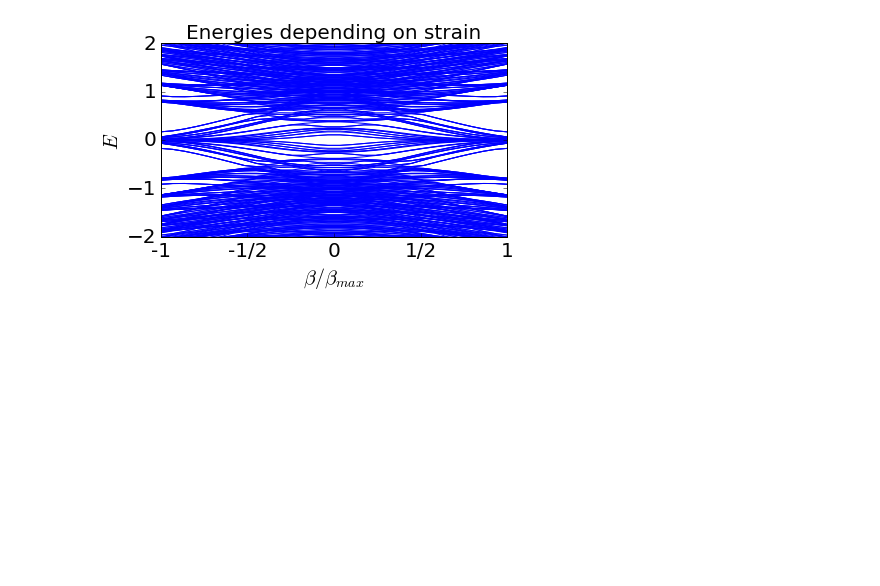
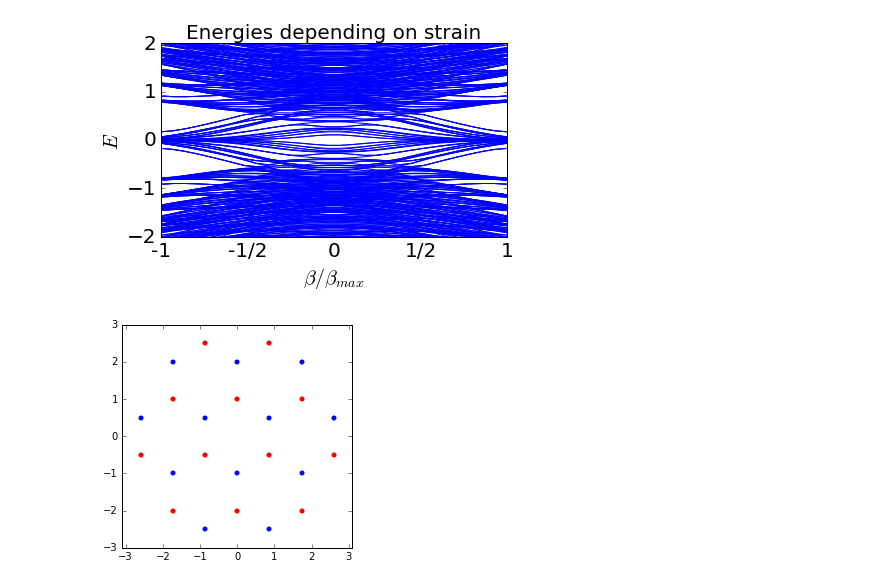
Before and after one commit to cpoli/tbee, a Jupyter notebook: TB/Examples_grapheneTB.ipynb, the cells around one changed output. Saved outputs shown, nothing was run; the diff lists cells and outputs as text; code cells hidden in the pictures; blank space fills up the shorter version.

```diff
--- a/TB/Examples_grapheneTB.ipynb
+++ b/TB/Examples_grapheneTB.ipynb
@@ -667,3 +597,9 @@ plot.butterfly();
 # %% [output]
 Strain limits: [-0.2962953  0.2962973]
 [figure]
+# %%
+lat = grapheneTB()
+lat.circle(4)
+lat.plot(ms=5);
+# %% [output]
+[figure, added]
```
Also changed, not shown: parts of 20 cells of this notebook, 31 other files.
